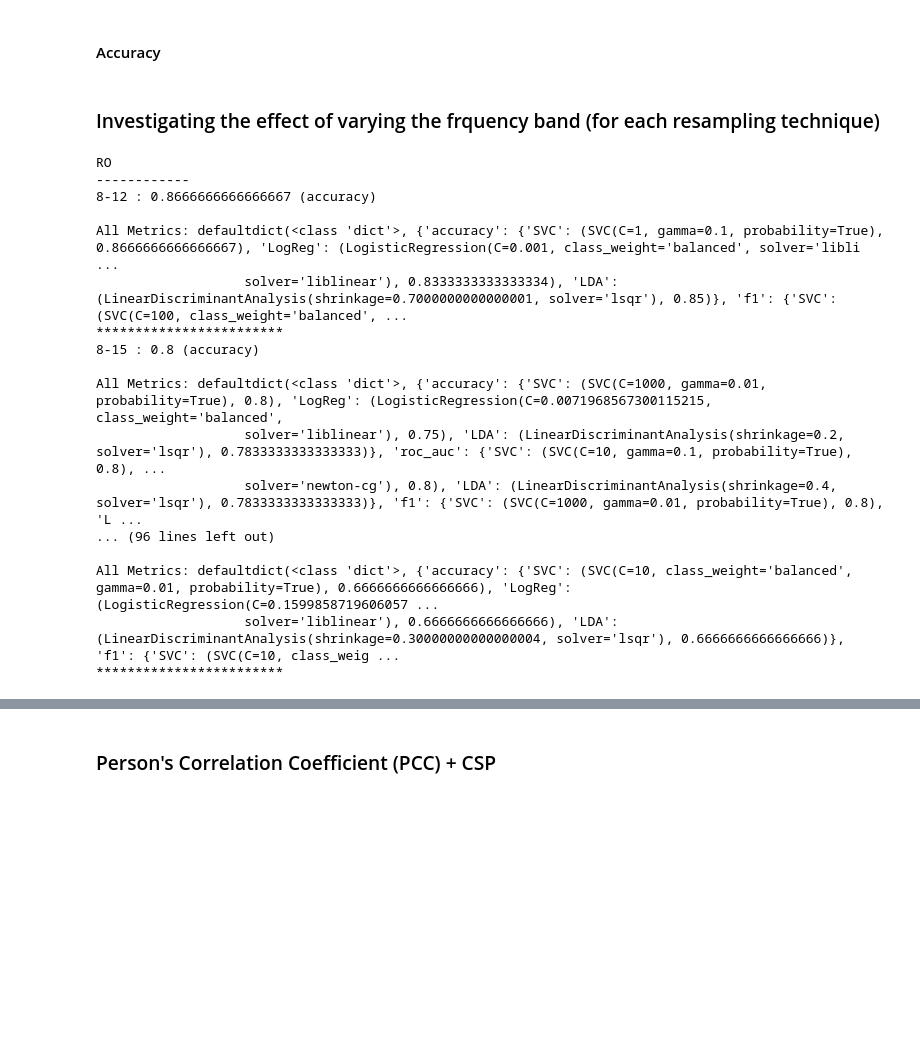
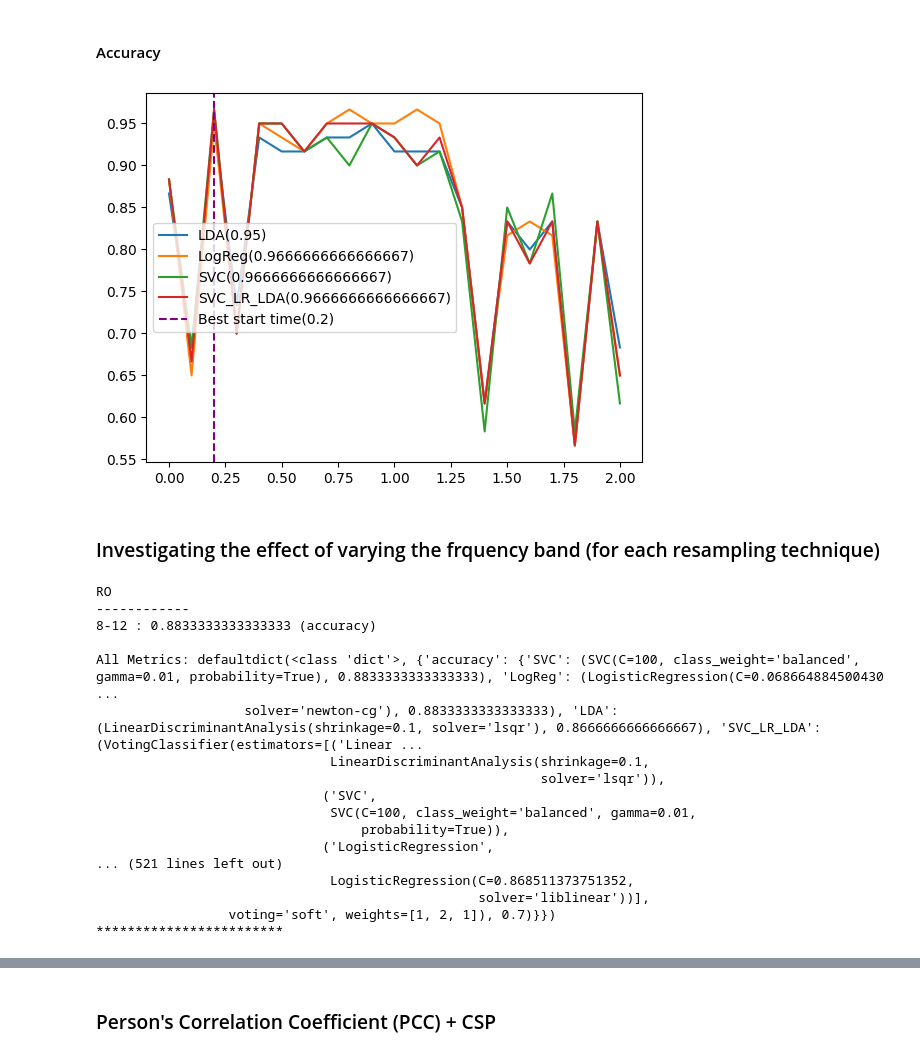
Before and after one commit to alfredsadjei/BCI_COMP_IV, a Jupyter notebook: BCI_COMP_IV_subjectG.ipynb, the cells around one changed output, grey strips where cells are left out. Cells and saved outputs as stored; diff of their text form; code cells hidden in the pictures; blank space fills up the shorter version.

```diff
--- a/BCI_COMP_IV_subjectG.ipynb
+++ b/BCI_COMP_IV_subjectG.ipynb
@@ -13,16 +13,16 @@ from ipynb.fs.defs.BCI_COMP_IV_functions import (extractInfo, featureExtraction,
 # %%
-dataG = scipy.io.loadmat("BCICIV_1calib_1000Hz_mat/BCICIV_calib_ds1g_1000Hz.mat")
+dataG = scipy.io.loadmat("BCICIV_1calib_1000Hz_mat/BCICIV_calib_ds1a_1000Hz.mat")
 
 dataG["cnt"] = 0.1 * dataG["cnt"].astype(float)
 
 eeg = dataG["cnt"].T
 nChannels, nSamples = eeg.shape
 
-motionIntentComp, idleStateComp = [1,-3], [3,-2]
+motionIntentComp, idleStateComp = [1,-1], [1,-4]
 
-calibDataStore, testData_motionIntent, _, = featureExtraction(dataG,0.7, motionIntentComp, idleStateComp)
+calibDataStore, testData_motionIntent, _ = featureExtraction(dataG,0.7, motionIntentComp, idleStateComp,)
 
-calibData_idle_motionIntent, testData_idle_motionIntent, W_idle_motionIntent = featureExtraction(dataG,0.7, motionIntentComp, idleStateComp,ExtractionType="idle_motionIntent")
+calibData_idle_motionIntent, testData_idle_motionIntent, W_idle_motionIntent = featureExtraction(dataG,0.7,motionIntentComp,idleStateComp,ExtractionType="idle_motionIntent")
 # %% [markdown]
 ### Base Classifiers for detecting Idle State (no resampling)
 # %%
@@ -189,3 +207,12 @@ All metrics = defaultdict(<class 'dict'>, {'accuracy': {'SVC': (SVC(C=10, class_
+# %%
+bestEstimator_start_time, W_start_time = testWindowStartTime(dataG,
+                                                             0.7,
+                                                             4,
+                                                             motionIntentComp,
+                                                             idleStateComp,
+                                                             votingWeights=[1,2,1])
+# %% [output]
+[figure, added]
 # %% [markdown]
 ### Investigating the effect of varying the frquency band (for each resampling technique)
 # %%
@@ -195,39 +222,42 @@ filterBank = createFilterBank(sRate)
 
 freqBandEstimators = {}
 # %%
+
+
 for resamplerType in calibDataStore.keys():
     print(resamplerType)
     print("------------")
-    bestBand, bestEstimator_freq_band, (best_b, best_a), W_freq_band = testFrequencyBand(dataG,
+    bestBand, bestEstimator_freq_band, (best_b, best_a), W_freq_band, allBandPerformanceMetrics = testFrequencyBand(dataG,
                                                                                          filterBank,
                                                                                          0.7,
                                                                                          motionIntentComp,
                                                                                          idleStateComp,
                                                                                          trialWinStart=0,
                                                                                          trialWinEnd = 4,
-                                                                                         resampler=resamplerType)
+                                                                                         resampler=resamplerType,
+                                                                                         votingWeights=[1,2,1])
 
     print()
 
-    freqBandEstimators[resamplerType] = (bestBand, bestEstimator_freq_band, (best_b, best_a), W_freq_band)
+    freqBandEstimators[resamplerType] = (bestBand, bestEstimator_freq_band, (best_b, best_a), W_freq_band, allBandPerformanceMetrics[bestBand])
 # %% [output]
 RO
 ------------
-8-12 : 0.8666666666666667 (accuracy)
+8-12 : 0.8833333333333333 (accuracy)
 
-All Metrics: defaultdict(<class 'dict'>, {'accuracy': {'SVC': (SVC(C=1, gamma=0.1, probability=True), 0.8666666666666667), 'LogReg': (LogisticRegression(C=0.001, class_weight='balanced', solver='libli ...
-                   solver='liblinear'), 0.8333333333333334), 'LDA': (LinearDiscriminantAnalysis(shrinkage=0.7000000000000001, solver='lsqr'), 0.85)}, 'f1': {'SVC': (SVC(C=100, class_weight='balanced', ...
+All Metrics: defaultdict(<class 'dict'>, {'accuracy': {'SVC': (SVC(C=100, class_weight='balanced', gamma=0.01, probability=True), 0.8833333333333333), 'LogReg': (LogisticRegression(C=0.068664884500430 ...
+                   solver='newton-cg'), 0.8833333333333333), 'LDA': (LinearDiscriminantAnalysis(shrinkage=0.1, solver='lsqr'), 0.8666666666666667), 'SVC_LR_LDA': (VotingClassifier(estimators=[('Linear ...
+                              LinearDiscriminantAnalysis(shrinkage=0.1,
+                                                         solver='lsqr')),
+                             ('SVC',
+                              SVC(C=100, class_weight='balanced', gamma=0.01,
+                                  probability=True)),
+                             ('LogisticRegression',
+... (521 lines left out)
+                              LogisticRegression(C=0.868511373751352,
+                                                 solver='liblinear'))],
+                 voting='soft', weights=[1, 2, 1]), 0.7)}})
 ************************
-8-15 : 0.8 (accuracy)
-
-All Metrics: defaultdict(<class 'dict'>, {'accuracy': {'SVC': (SVC(C=1000, gamma=0.01, probability=True), 0.8), 'LogReg': (LogisticRegression(C=0.0071968567300115215, class_weight='balanced',
-                   solver='liblinear'), 0.75), 'LDA': (LinearDiscriminantAnalysis(shrinkage=0.2, solver='lsqr'), 0.7833333333333333)}, 'roc_auc': {'SVC': (SVC(C=10, gamma=0.1, probability=True), 0.8), ...
-                   solver='newton-cg'), 0.8), 'LDA': (LinearDiscriminantAnalysis(shrinkage=0.4, solver='lsqr'), 0.7833333333333333)}, 'f1': {'SVC': (SVC(C=1000, gamma=0.01, probability=True), 0.8), 'L ...
-... (96 lines left out)
-
-All Metrics: defaultdict(<class 'dict'>, {'accuracy': {'SVC': (SVC(C=10, class_weight='balanced', gamma=0.01, probability=True), 0.6666666666666666), 'LogReg': (LogisticRegression(C=0.1599858719606057 ...
-                   solver='liblinear'), 0.6666666666666666), 'LDA': (LinearDiscriminantAnalysis(shrinkage=0.30000000000000004, solver='lsqr'), 0.6666666666666666)}, 'f1': {'SVC': (SVC(C=10, class_weig ...
-************************
 # %%
 plt.figure(figsize=(8, 6))
 colour_idx = 0
```
Also changed, not shown: parts of 22 cells of this notebook, 6 other files.
